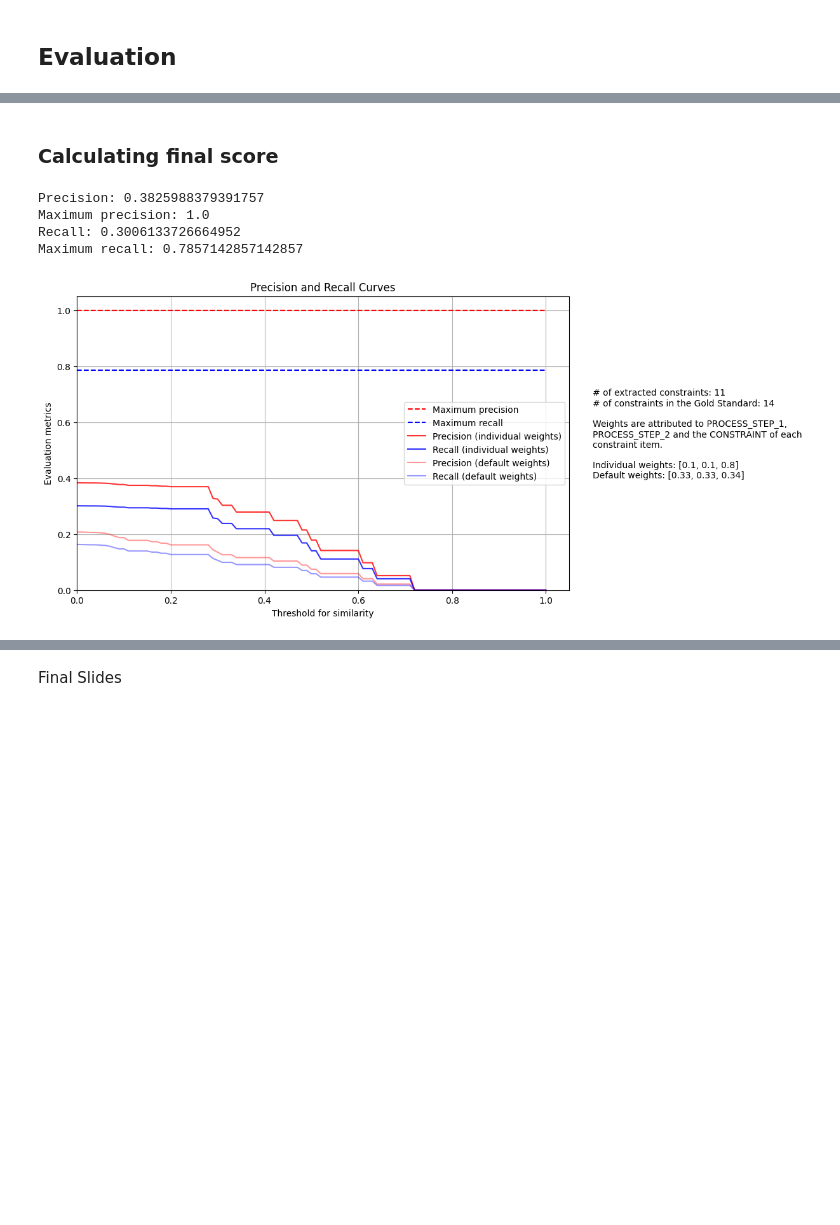
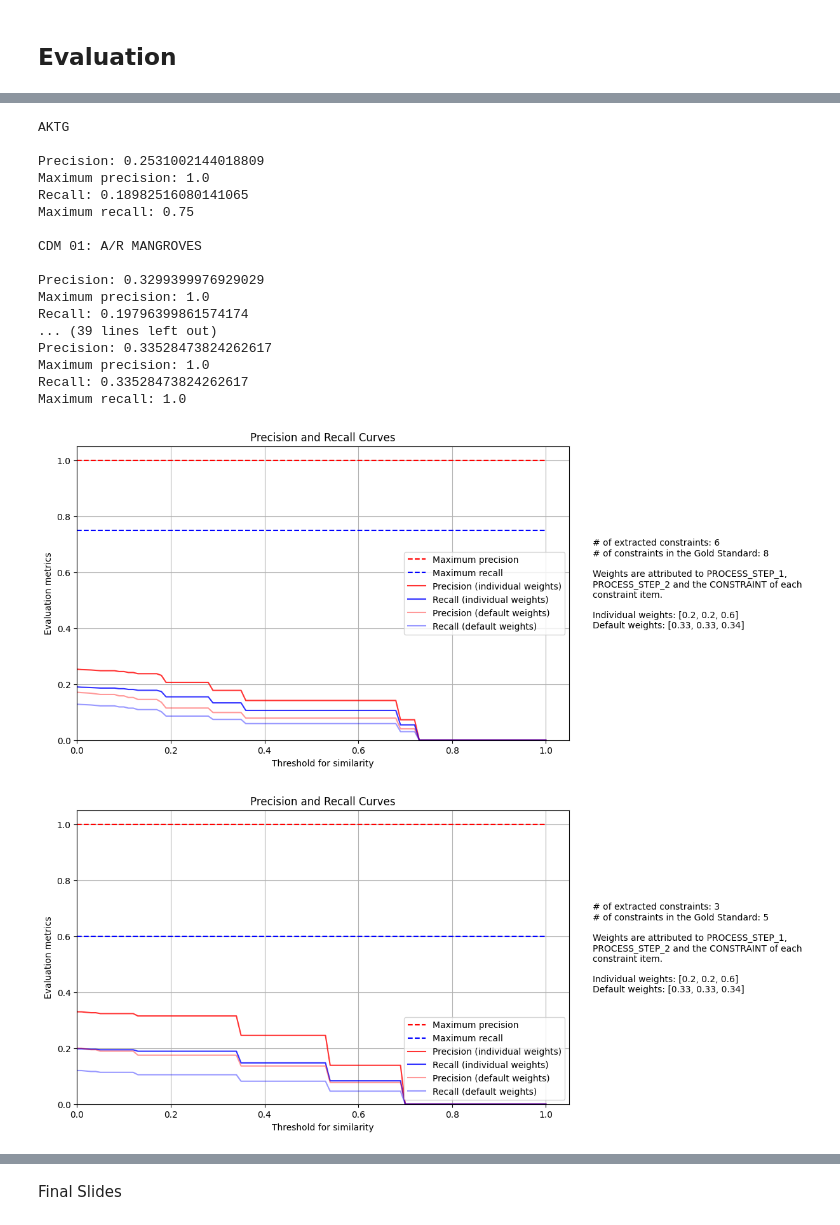
Before and after one commit to holzhauerL/nlp-rule-extraction, a Jupyter notebook: notebooks/pipeline.ipynb, the cells around one changed output, grey strips where cells are left out. Cells and saved outputs as stored; diff of their text form; code cells hidden in the pictures; blank space fills up the shorter version.

```diff
--- a/notebooks/pipeline.ipynb
+++ b/notebooks/pipeline.ipynb
@@ -69,11 +37,36 @@ file_paths_output = {
+# %%
+# Define use cases with their folder names and their file identifiers (without prefix); if folder name and file identifier are the same, a string instead of a tuple can be used
+cases = {
+    "AktG": "aktg",
+    "CDM 01: A/R Mangroves": ("cdm", "cdm_01"),
+    "CDM 02: A/R Non-wetlands": ("cdm", "cdm_02"),
+    "CDM 03: Cable Cars": ("cdm", "cdm_03"),
+    "CDM 04: Energy Efficiency": ("cdm", "cdm_04"),
+    "CDM 05: Electriciy Generation": ("cdm", "cdm_05"),
+    "Coffee": "coffee",
+    "PatG": "patg",
+}
+
+# Generate file_paths for input and output
+file_paths_input = generate_paths(cases, 'input')
+file_paths_output = generate_paths(cases, 'output')
 # %% [markdown]
 ### Parameter
 # %%
 # spaCy model
-model = 'en_core_web_lg'
+# https://spacy.io/models/en
+spacy_model = 'en_core_web_lg'
 
 # Load the spaCy model
-nlp = ld_spcy_mdl(model=model)
+nlp = load_spacy(model=spacy_model)
+
+# S-BERT model
+# https://www.sbert.net/docs/pretrained_models.html
+sbert_model = 'all-mpnet-base-v2'  # best performance
+# sbert_model = 'all-MiniLM-L6-v2'    # one of the fastest with good performance
+
+# Load the S-BERT model
+model = SentenceTransformer(sbert_model)
 
 # Define custom stop words
 add_stpwrds = []
@@ -324,10 +303,23 @@ matches_step_1, matches_step_2, matches_constraints = sbert_smlarty_cmpntns(simi
-# %% [markdown]
-### Calculating final score
-# %%
-evlt_prec_rec(constraints_dummy_cdm, constraints_gs_cdm, matches_step_1, matches_step_2, matches_constraints, individual_weights=True, weights=[0.1, 0.1, 0.8], hard_cut=False, threshold=0.8, plot_curves=True, save_plot=False)
-# %% [output]
-Precision: 0.3825988379391757
-Maximum precision: 1.0
-Recall: 0.3006133726664952
-Maximum recall: 0.7857142857142857
-[figure, removed]
+# %%
+evaluator = Evaluator(model, constraints, [], file_paths_output, True)
+evaluator.evaluate_all()
+# %% [output]
+AKTG
+
+Precision: 0.2531002144018809
+Maximum precision: 1.0
+Recall: 0.18982516080141065
+Maximum recall: 0.75
+
+CDM 01: A/R MANGROVES
+
+Precision: 0.3299399976929029
+Maximum precision: 1.0
+Recall: 0.19796399861574174
+... (39 lines left out)
+Precision: 0.33528473824262617
+Maximum precision: 1.0
+Recall: 0.33528473824262617
+Maximum recall: 1.0
+[figure, added]
+[figure, added]
```
Also changed, not shown: parts of 8 cells of this notebook, 3 other files.
